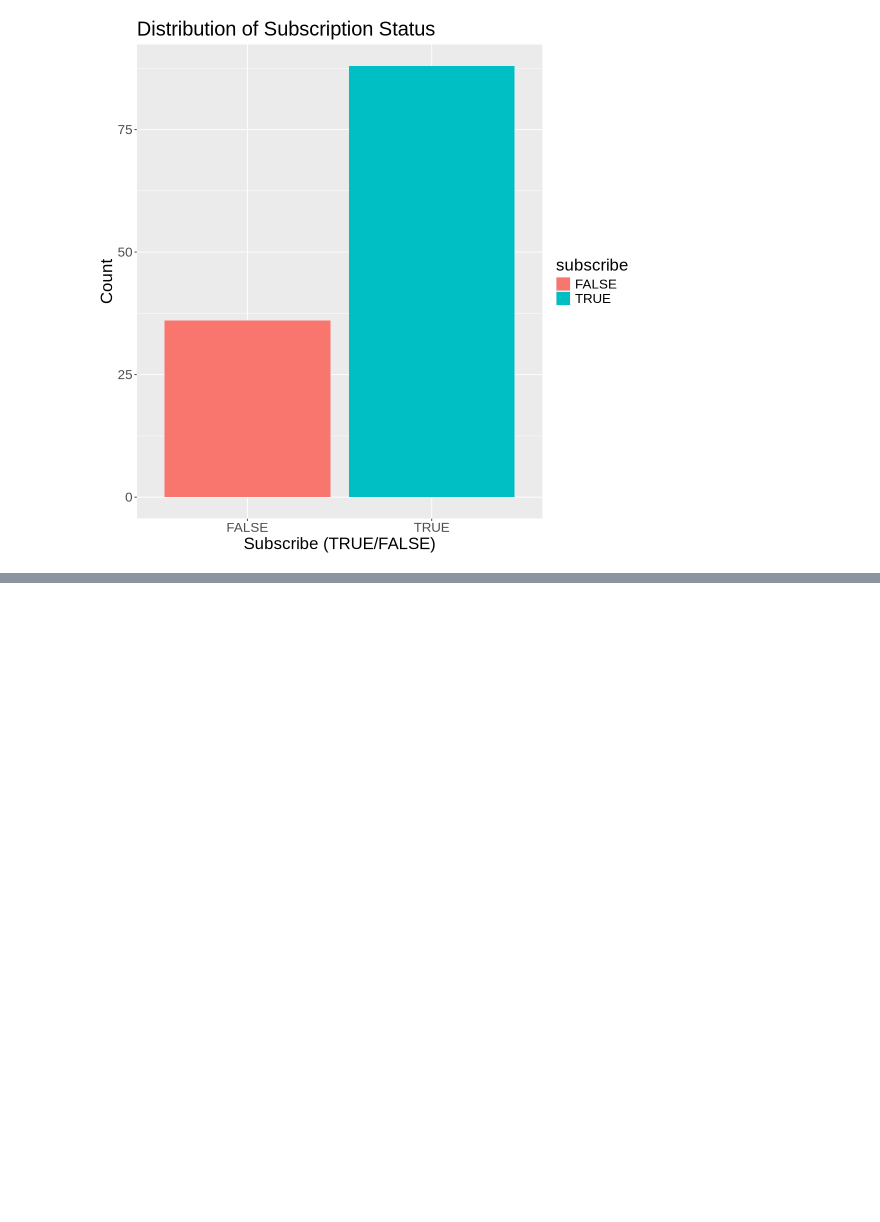
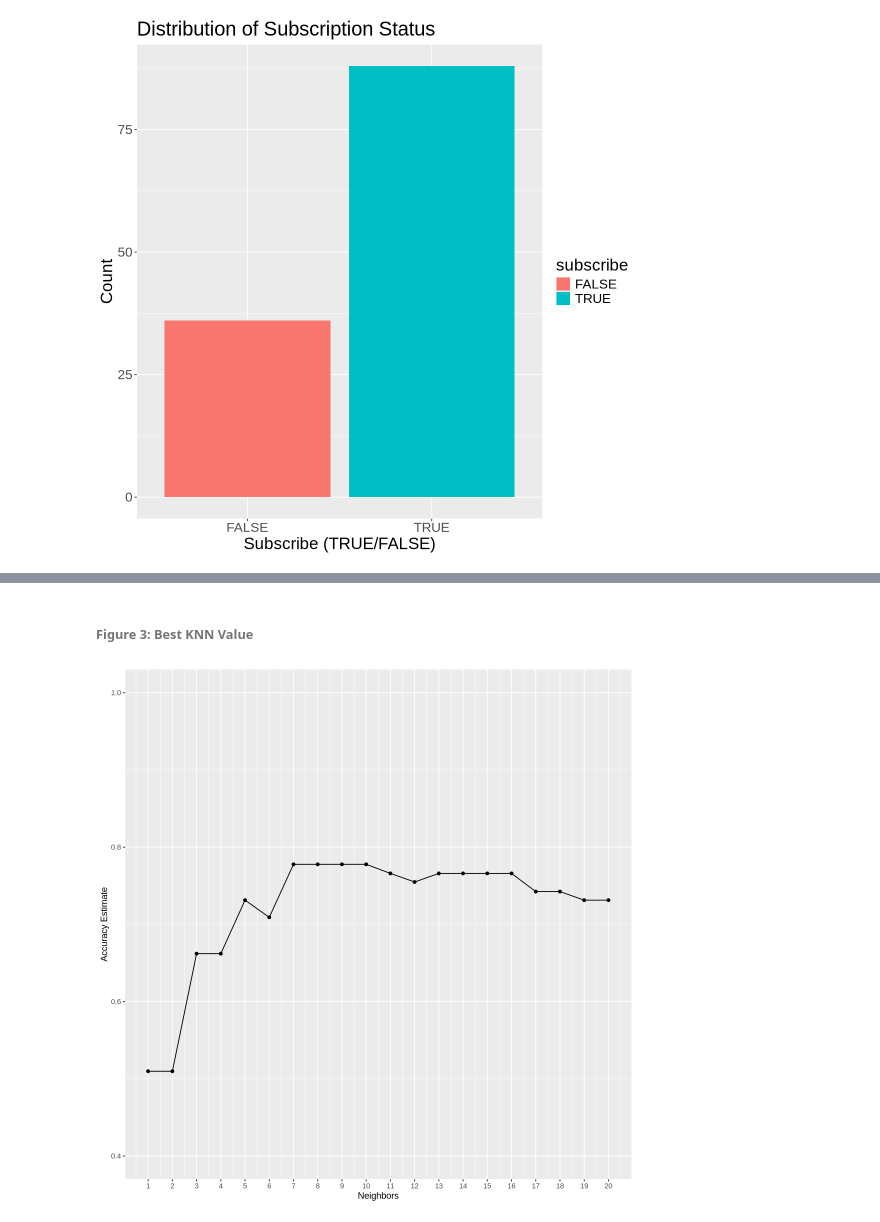
Before and after one commit to lycma06/lyc--new-project, a Jupyter notebook: minecraft.ipynb, the cells around one changed output, grey strips where cells are left out. Cells and saved outputs as stored; diff of their text form; code cells hidden in the pictures; blank space fills up the shorter version.

Commit message:
Method
Decided method, wrote code, cross validation ,tune, KNN ,  accuracy , confusion matrix

```diff
--- a/minecraft.ipynb
+++ b/minecraft.ipynb
@@ -312,0 +336,24 @@ The bar graph is used to create an organized visualization to compare the amount
+# %%
+knn_workflow <- workflow() |>
+  add_recipe(knn_recipe) |>
+  add_model(knn_spec)
+# %%
+set.seed(123)
+folds <- vfold_cv(train, v = 5, strata = subscribe)
+
+k_grid <- tibble(neighbors = seq(from = 1, to = 20, by = 1))
+# %%
+knn_tuned <- tune_grid(
+  knn_workflow,
+  resamples = folds,
+  grid = k_grid
+) |> collect_metrics()
+# %%
+accuracy_results <- knn_tuned |>
+  filter(.metric == "accuracy")
+
+accuracy_results_sorted <- accuracy_results |>
+  arrange(desc(mean))
+best_k <- slice(accuracy_results_sorted, 1)
+
+best_k
@@ -312,0 +365,14 @@ The bar graph is used to create an organized visualization to compare the amount
+# %% [markdown]
+###### Figure 3: Best KNN Value
+# %%
+ accuracy_versus_k <- ggplot( accuracy_results, aes(x = neighbors, y = mean))+
+      geom_point() +
+     geom_line() +
+       labs(x = "Neighbors", y = "Accuracy Estimate") +
+      scale_x_continuous(breaks = seq(0, 50, by = 1)) +  # adjusting the x-axis
+      scale_y_continuous(limits = c(0.4, 1.0))  +theme(element_text(size=20)) # adjusting the y-axis
+
+
+ accuracy_versus_k
+# %% [output]
+[figure, added]
```
Also changed, not shown: parts of 16 cells of this notebook.
